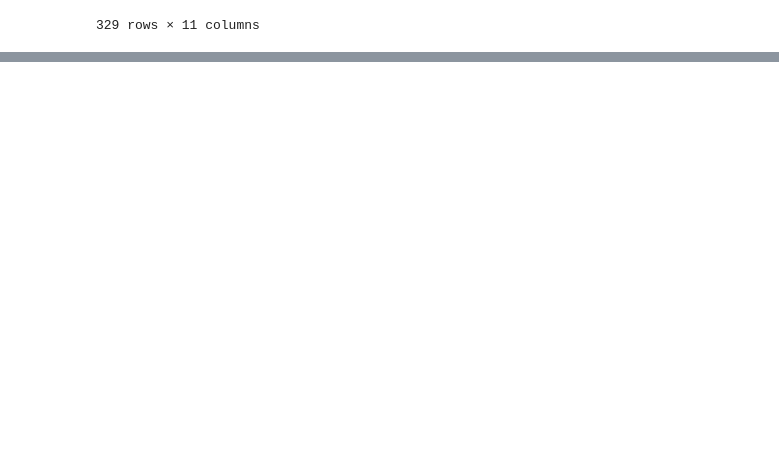
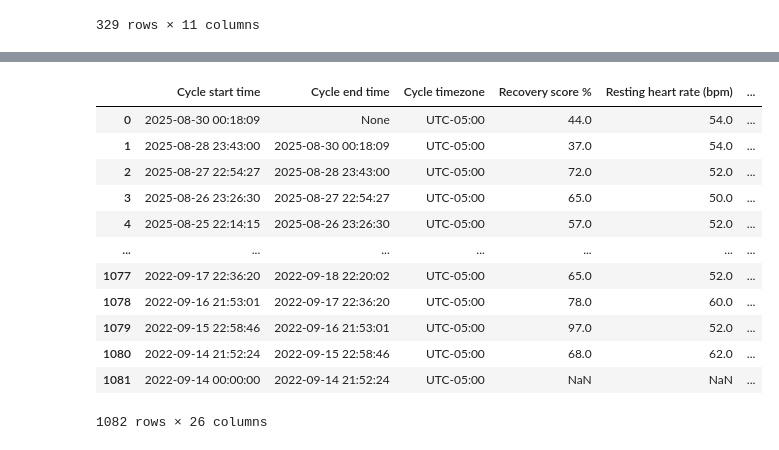
Before and after one commit to TylerAnderton/Healthcare-Assistant, a Jupyter notebook: ingestion_check.ipynb, the cells around one changed output, grey strips where cells are left out. Cells and saved outputs as stored; diff of their text form; code cells hidden in the pictures; blank space fills up the shorter version.

```diff
--- a/ingestion_check.ipynb
+++ b/ingestion_check.ipynb
@@ -53,0 +147,17 @@ df[df['vendor'] == 'LabCorp']
+# %%
+whoop_physiological_cycles_df = pd.read_parquet(os.path.join(whoop_dir, "whoop_physiological_cycles.parquet"))
+whoop_physiological_cycles_df
+# %% [output]
+|  | Cycle start time | Cycle end time | Cycle timezone | Recovery score % | Resting heart rate (bpm) | ... |
+| 0 | 2025-08-30 00:18:09 | None | UTC-05:00 | 44.0 | 54.0 | ... |
+| 1 | 2025-08-28 23:43:00 | 2025-08-30 00:18:09 | UTC-05:00 | 37.0 | 54.0 | ... |
+| 2 | 2025-08-27 22:54:27 | 2025-08-28 23:43:00 | UTC-05:00 | 72.0 | 52.0 | ... |
+| 3 | 2025-08-26 23:26:30 | 2025-08-27 22:54:27 | UTC-05:00 | 65.0 | 50.0 | ... |
+| 4 | 2025-08-25 22:14:15 | 2025-08-26 23:26:30 | UTC-05:00 | 57.0 | 52.0 | ... |
+| ... | ... | ... | ... | ... | ... | ... |
+| 1077 | 2022-09-17 22:36:20 | 2022-09-18 22:20:02 | UTC-05:00 | 65.0 | 52.0 | ... |
+| 1078 | 2022-09-16 21:53:01 | 2022-09-17 22:36:20 | UTC-05:00 | 78.0 | 60.0 | ... |
+| 1079 | 2022-09-15 22:58:46 | 2022-09-16 21:53:01 | UTC-05:00 | 97.0 | 52.0 | ... |
+| 1080 | 2022-09-14 21:52:24 | 2022-09-15 22:58:46 | UTC-05:00 | 68.0 | 62.0 | ... |
+| 1081 | 2022-09-14 00:00:00 | 2022-09-14 21:52:24 | UTC-05:00 | NaN | NaN | ... |
+1082 rows × 26 columns
```
Also changed, not shown: parts of 16 cells of this notebook, 4 other files.
